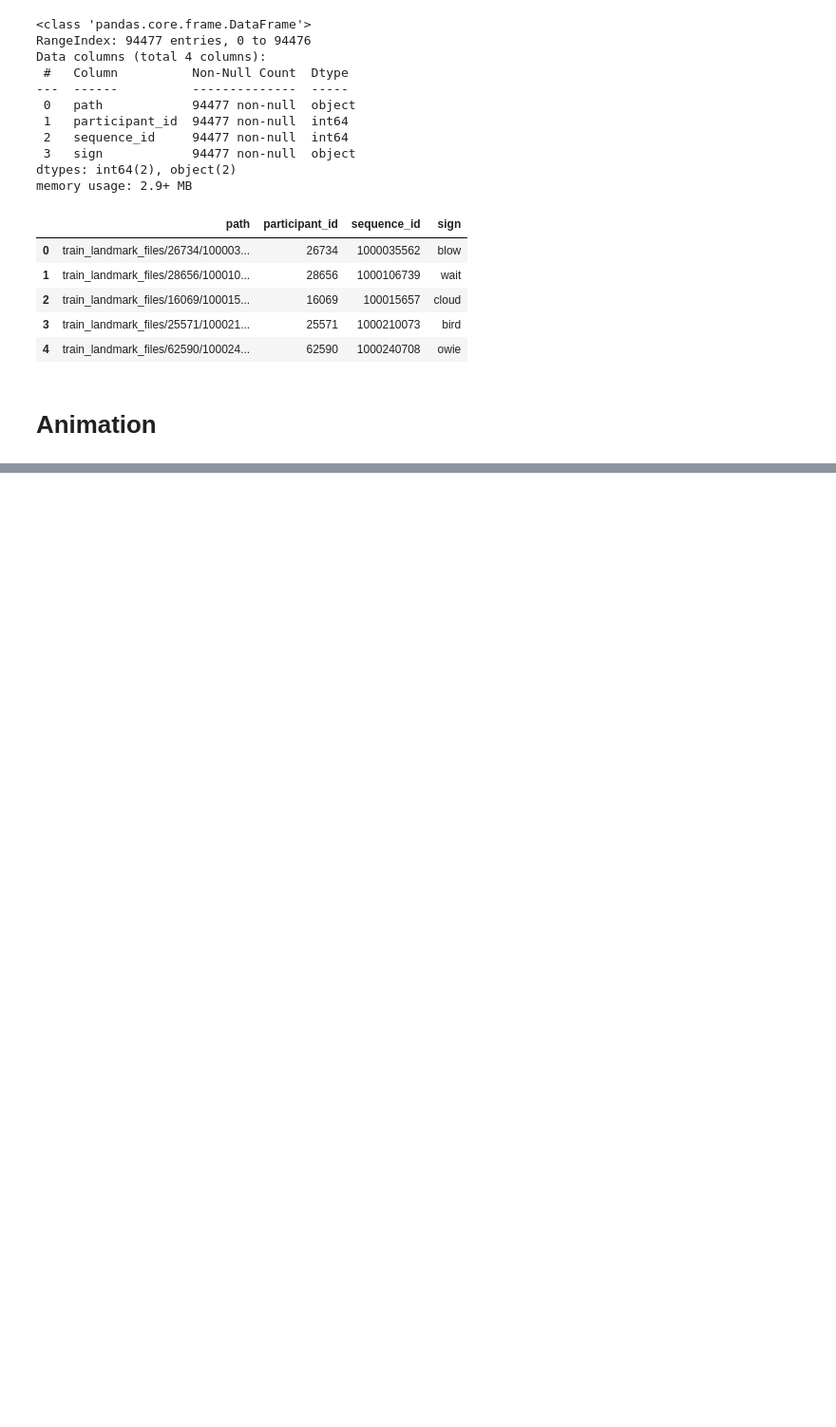
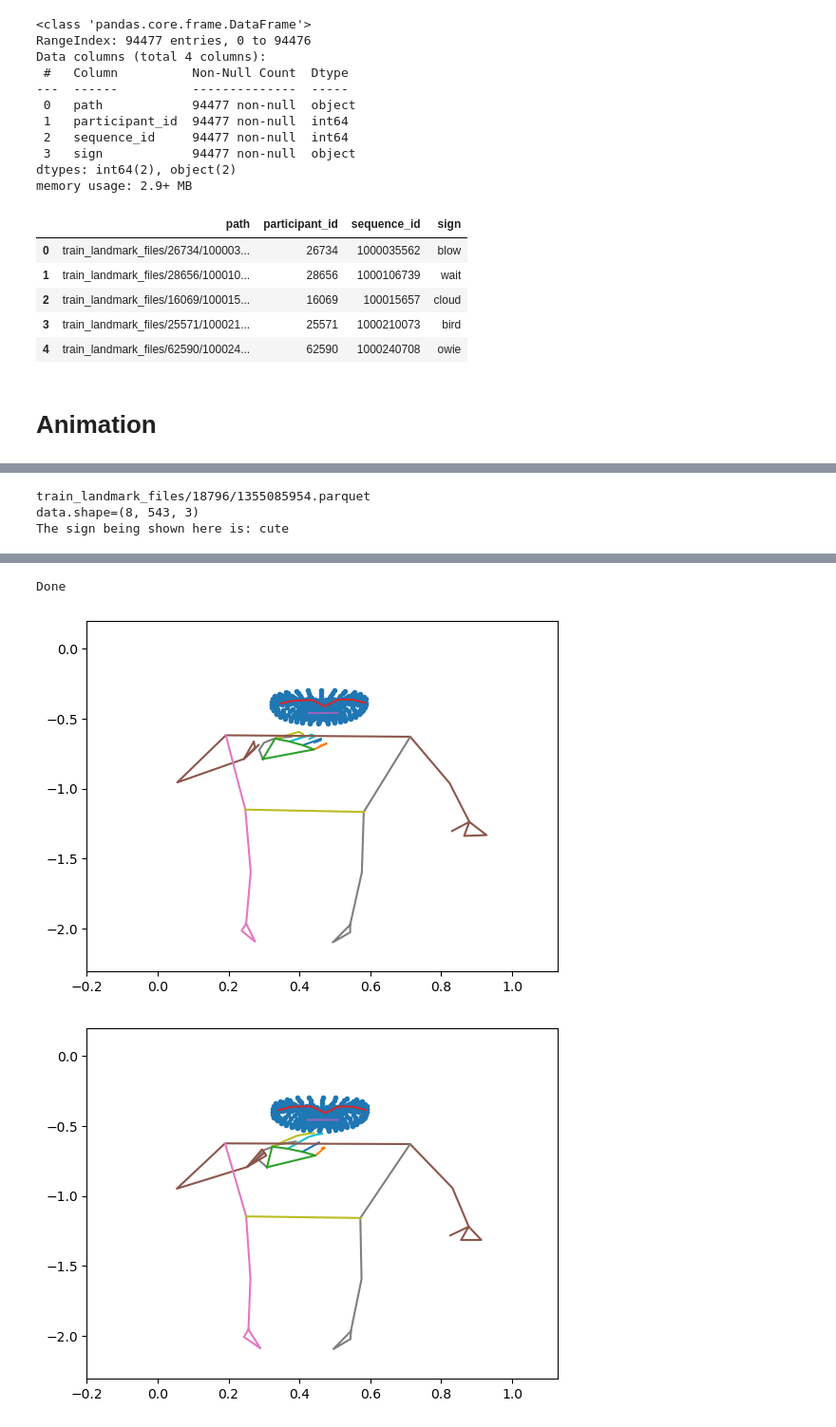
Before and after one commit to MrGeislinger/kaggle-asl-signs, a Jupyter notebook: animations.ipynb, the cells around one changed output, grey strips where cells are left out. Shown: that part at 95% size. Saved outputs shown, nothing was run; the diff lists cells and outputs as text; code cells hidden in the pictures; blank space fills up the shorter version.

Commit message:
KMeans method in getting "key frames"

```diff
--- a/animations.ipynb
+++ b/animations.ipynb
@@ -154,9 +116,0 @@ def first_and_2_disparate_key_frame(data):
-# %%
-
-data = load_relevant_data_subset(f'{dir}/{path_to_sign}')
-data[:,:,1] *= -1 # flip over
-print(f'{data.shape=}')
-print(f"The sign being shown here is: {train[train.path==f'{path_to_sign}'].sign.values[0]}")
-data = first_and_2_disparate_key_frame(data)
-
-print(f'new {data.shape=}')
@@ -167,2 +117,3 @@ new data.shape=(3, 543, 3)
 # %%
 sign_name = np.random.choice(df_train.sign.unique())
+sign_name='balloon'
@@ -219,27 +185,37 @@ Done
 # %%
-# MAX_FRAMES = 3 # Will reduce to these number of frames (with 'nearest' method)
-# sign_name = np.random.choice(df_train.sign.unique())
-# subset = df_train[df_train.sign == sign_name]
+subset = df_train[df_train.sign == np.random.choice(df_train.sign.unique())]
 
-# animations = []
-# for path_to_sign in subset.sample(20)['path'].values:
-# # for path_to_sign in subset.iloc[:5]['path'].values:
-#     print(path_to_sign)
-#     data = load_relevant_data_subset(f'{dir}/{path_to_sign}')
-#     data[:,:,1] *= -1 # flip over
-#     print(f'{data.shape=}')
-#     print(f"The sign being shown here is: {train[train.path==f'{path_to_sign}'].sign.values[0]}")
+animations = []
+for path_to_sign in ['train_landmark_files/18796/1355085954.parquet']:#subset.sample(5, random_state=27)['path'].values:
+# for path_to_sign in subset.iloc[:5]['path'].values:
+    print(path_to_sign)
+    data = load_relevant_data_subset(f'{dir}/{path_to_sign}')
+    data[:,:,1] *= -1 # flip over
+    print(f'{data.shape=}')
+    print(f"The sign being shown here is: {train[train.path==f'{path_to_sign}'].sign.values[0]}")
+    data_old = data
+    data_new = get_disparate_key_frames(data, n_frames=10, padding=False)
+    data = data_old
+#     break
+    ## These values set the limits on the graph to stabilize the video
+    xmin = np.nanmin(data[:,:,0]) - 0.2
+    xmax = np.nanmax(data[:,:,0]) + 0.2
+    ymin = np.nanmin(data[:,:,1]) - 0.2
+    ymax = np.nanmax(data[:,:,1]) + 0.2
 
-#     data = tf.image.resize(data, (MAX_FRAMES,543), method='nearest')
-#     ## These values set the limits on the graph to stabilize the video
-#     xmin = np.nanmin(data[:,:,0]) - 0.2
-#     xmax = np.nanmax(data[:,:,0]) + 0.2
-#     ymin = np.nanmin(data[:,:,1]) - 0.2
-#     ymax = np.nanmax(data[:,:,1]) + 0.2
+    fig, ax = plt.subplots()
+    l, = ax.plot([], [])
+    animation = FuncAnimation(fig, func=animation_frame, frames=list(range(data.shape[0])))
+    display(HTML(animation.to_html5_video()))
 
-#     fig, ax = plt.subplots()
-#     l, = ax.plot([], [])
-#     animation = FuncAnimation(fig, func=animation_frame, frames=list(range(data.shape[0])))
-#     display(HTML(animation.to_html5_video()))
+    data = data_new
+    fig, ax = plt.subplots()
+    l, = ax.plot([], [])
+    animation = FuncAnimation(fig, func=animation_frame, frames=list(range(data_new.shape[0])))
+    display(HTML(animation.to_html5_video()))
 
-# print('Done')
+print('Done')
+# %% [output]
+train_landmark_files/18796/1355085954.parquet
+data.shape=(8, 543, 3)
+The sign being shown here is: cute
@@ -245,0 +224,3 @@ Done
+Done
+[figure, added]
+[figure, added]
```
Also changed, not shown: parts of 21 cells of this notebook, 1 other file.
